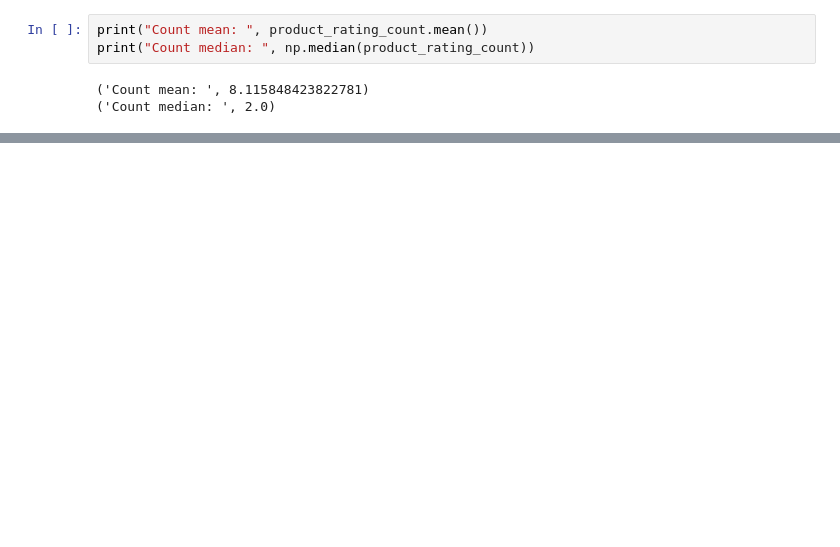
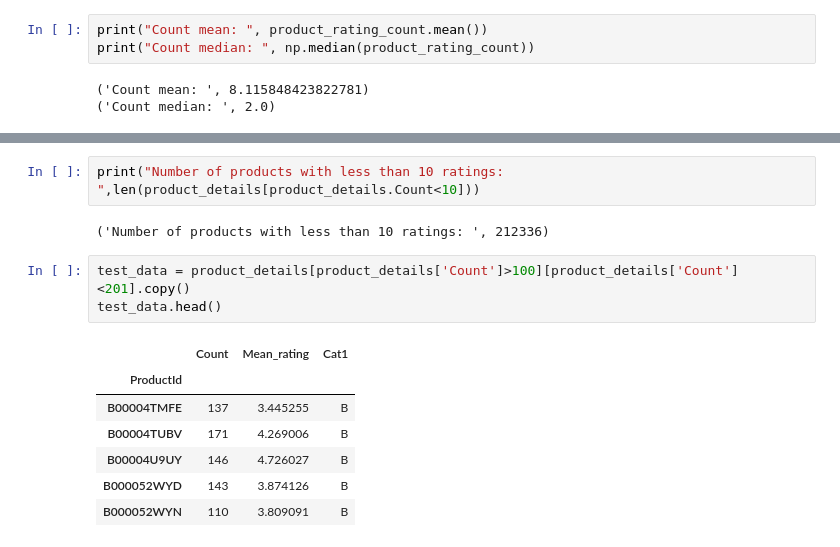
Before and after one commit to nishnash54/RecOmax, a Jupyter notebook: Online/recomendation_system.ipynb, the cells around one changed output, grey strips where cells are left out. Drawn from its saved outputs; the diff is of its cells as text; blank space fills up the shorter version.

```diff
--- a/Online/recomendation_system.ipynb
+++ b/Online/recomendation_system.ipynb
@@ -272,0 +285,15 @@ print("Count median: ", np.median(product_rating_count))
+# %%
+print("Number of products with less than 10 ratings: ",len(product_details[product_details.Count<10]))
+# %% [output]
+('Number of products with less than 10 ratings: ', 212336)
+# %%
+test_data = product_details[product_details['Count']>100][product_details['Count']<201].copy()
+test_data.head()
+# %% [output]
+|  | Count | Mean_rating | Cat1 |
+| ProductId |  |  |  |
+| B00004TMFE | 137 | 3.445255 | B |
+| B00004TUBV | 171 | 4.269006 | B |
+| B00004U9UY | 146 | 4.726027 | B |
+| B000052WYD | 143 | 3.874126 | B |
+| B000052WYN | 110 | 3.809091 | B |
```
Also changed, not shown: parts of 9 cells of this notebook.
